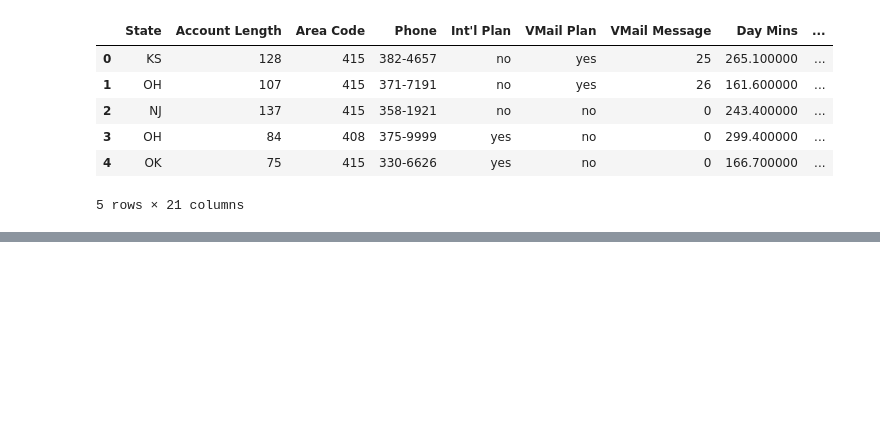
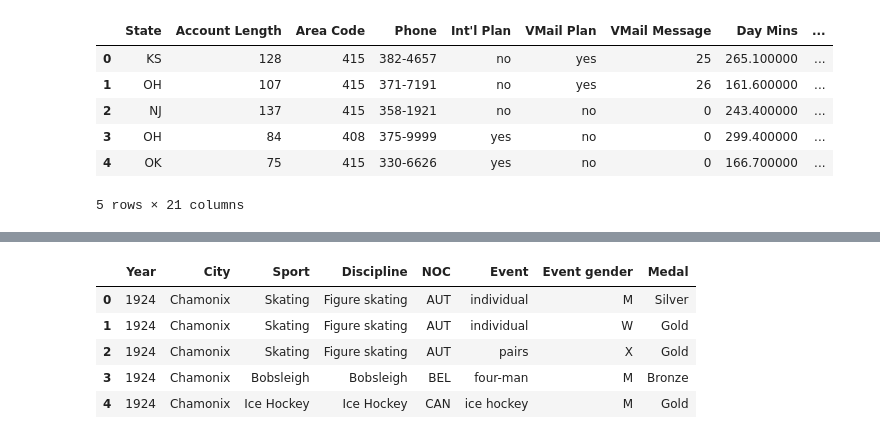
Before and after one commit to renatoapaza/datascience-python, a Jupyter notebook: T1 - 1-Titanic.ipynb, the cells around one changed output, grey strips where cells are left out. Drawn from its saved outputs; the diff is of its cells as text; code cells hidden in the pictures; blank space fills up the shorter version.

```diff
--- a/T1 - 1-Titanic.ipynb
+++ b/T1 - 1-Titanic.ipynb
@@ -104,0 +150,23 @@ data_dic.head()
+# %%
+col_hed = data[0].strip().split(",") # Obtenemos la cabecera
+table = {} # la tabla o diccionario donde se almacenara los datos
+
+# creamos l= a cabecera
+for col in col_hed:
+    table [col] = []
+
+#
+for index in range(len(data) - 1):
+    row = data[index + 1].strip().split(",")
+    for idx in range(len(col_hed)):
+        table[col_hed[idx]].append(row[idx])
+# %%
+data_table = pd.DataFrame(table)
+data_table.head()
+# %% [output]
+|  | Year | City | Sport | Discipline | NOC | Event | Event gender | Medal |
+| 0 | 1924 | Chamonix | Skating | Figure skating | AUT | individual | M | Silver |
+| 1 | 1924 | Chamonix | Skating | Figure skating | AUT | individual | W | Gold |
+| 2 | 1924 | Chamonix | Skating | Figure skating | AUT | pairs | X | Gold |
+| 3 | 1924 | Chamonix | Bobsleigh | Bobsleigh | BEL | four-man | M | Bronze |
+| 4 | 1924 | Chamonix | Ice Hockey | Ice Hockey | CAN | ice hockey | M | Gold |
```
Also changed, not shown: parts of 10 cells of this notebook.
